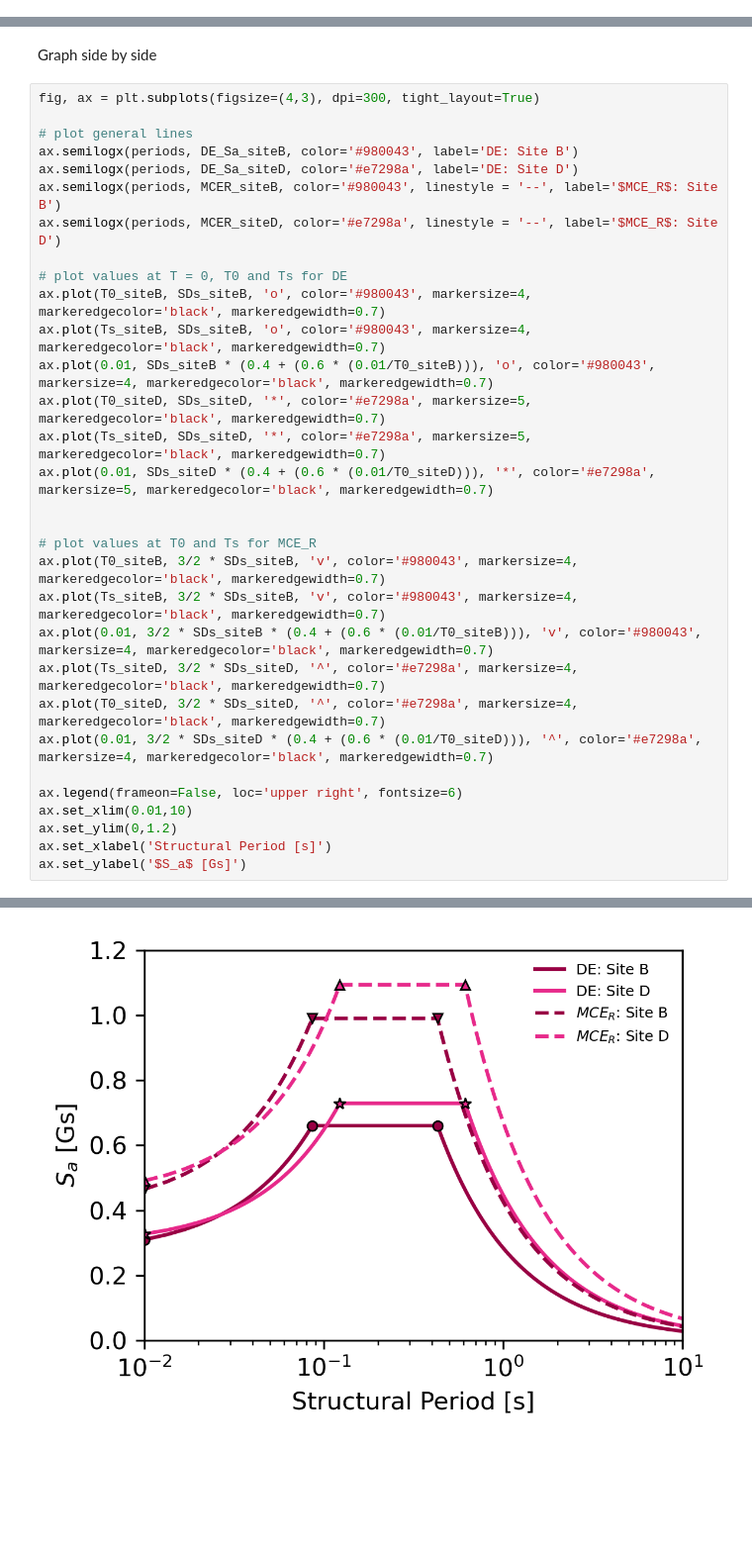
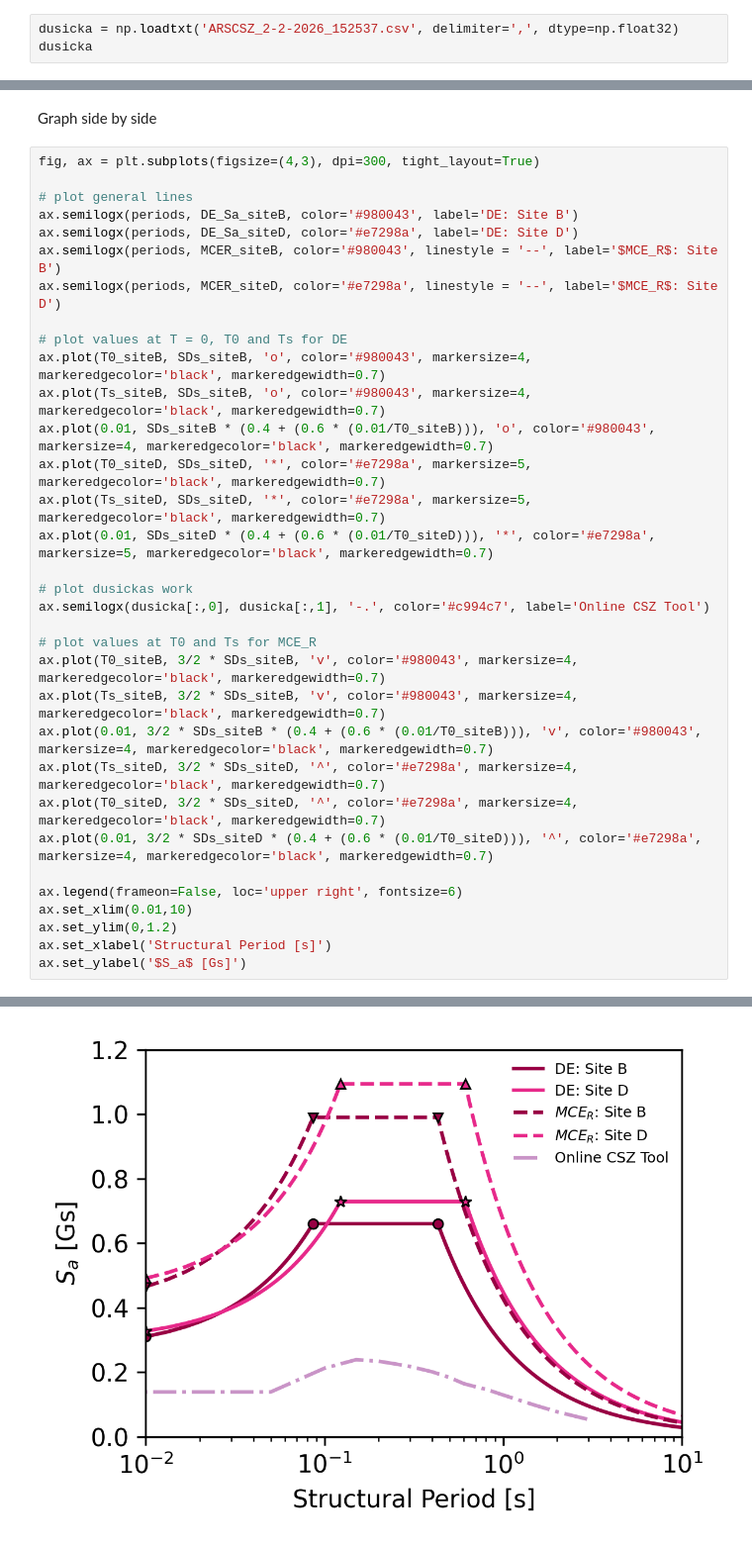
Before and after one commit to bKeungAuyeung/CE543-HW4, a Jupyter notebook: bAuyeung_HW4-code_CE543.ipynb, the cells around one changed output, grey strips where cells are left out. Shown at 99% size. Drawn from its saved outputs; the diff is of its cells as text; blank space fills up the shorter version.

Commit message:
Completed computation and figure generation for Problem 1.

```diff
--- a/bAuyeung_HW4-code_CE543.ipynb
+++ b/bAuyeung_HW4-code_CE543.ipynb
@@ -125,3 +125,6 @@ Generate $\text{MCE}_{\text{R}}$ from DE
 # %%
 MCER_siteB = 3/2 * DE_Sa_siteB
 MCER_siteD = 3/2 * DE_Sa_siteD
+# %%
+dusicka = np.loadtxt('ARSCSZ_2-2-2026_152537.csv', delimiter=',', dtype=np.float32)
+dusicka
@@ -133,31 +154,33 @@ fig, ax = plt.subplots(figsize=(4,3), dpi=300, tight_layout=True)
 # plot general lines
 ax.semilogx(periods, DE_Sa_siteB, color='#980043', label='DE: Site B')
 ax.semilogx(periods, DE_Sa_siteD, color='#e7298a', label='DE: Site D')
 ax.semilogx(periods, MCER_siteB, color='#980043', linestyle = '--', label='$MCE_R$: Site B')
 ax.semilogx(periods, MCER_siteD, color='#e7298a', linestyle = '--', label='$MCE_R$: Site D')
 
 # plot values at T = 0, T0 and Ts for DE
 ax.plot(T0_siteB, SDs_siteB, 'o', color='#980043', markersize=4, markeredgecolor='black', markeredgewidth=0.7)
 ax.plot(Ts_siteB, SDs_siteB, 'o', color='#980043', markersize=4, markeredgecolor='black', markeredgewidth=0.7)
 ax.plot(0.01, SDs_siteB * (0.4 + (0.6 * (0.01/T0_siteB))), 'o', color='#980043', markersize=4, markeredgecolor='black', markeredgewidth=0.7)
 ax.plot(T0_siteD, SDs_siteD, '*', color='#e7298a', markersize=5, markeredgecolor='black', markeredgewidth=0.7)
 ax.plot(Ts_siteD, SDs_siteD, '*', color='#e7298a', markersize=5, markeredgecolor='black', markeredgewidth=0.7)
 ax.plot(0.01, SDs_siteD * (0.4 + (0.6 * (0.01/T0_siteD))), '*', color='#e7298a', markersize=5, markeredgecolor='black', markeredgewidth=0.7)
 
+# plot dusickas work
+ax.semilogx(dusicka[:,0], dusicka[:,1], '-.', color='#c994c7', label='Online CSZ Tool')
 
 # plot values at T0 and Ts for MCE_R
 ax.plot(T0_siteB, 3/2 * SDs_siteB, 'v', color='#980043', markersize=4, markeredgecolor='black', markeredgewidth=0.7)
 ax.plot(Ts_siteB, 3/2 * SDs_siteB, 'v', color='#980043', markersize=4, markeredgecolor='black', markeredgewidth=0.7)
 ax.plot(0.01, 3/2 * SDs_siteB * (0.4 + (0.6 * (0.01/T0_siteB))), 'v', color='#980043', markersize=4, markeredgecolor='black', markeredgewidth=0.7)
 ax.plot(Ts_siteD, 3/2 * SDs_siteD, '^', color='#e7298a', markersize=4, markeredgecolor='black', markeredgewidth=0.7)
 ax.plot(T0_siteD, 3/2 * SDs_siteD, '^', color='#e7298a', markersize=4, markeredgecolor='black', markeredgewidth=0.7)
 ax.plot(0.01, 3/2 * SDs_siteD * (0.4 + (0.6 * (0.01/T0_siteD))), '^', color='#e7298a', markersize=4, markeredgecolor='black', markeredgewidth=0.7)
 
 ax.legend(frameon=False, loc='upper right', fontsize=6)
 ax.set_xlim(0.01,10)
 ax.set_ylim(0,1.2)
 ax.set_xlabel('Structural Period [s]')
 ax.set_ylabel('$S_a$ [Gs]')
 # %% [output]
 Text(0, 0.5, '$S_a$ [Gs]')
-[figure, old version]
+[figure, new version]
```
Also changed, not shown: parts of 1 cell of this notebook, 1 other file.
